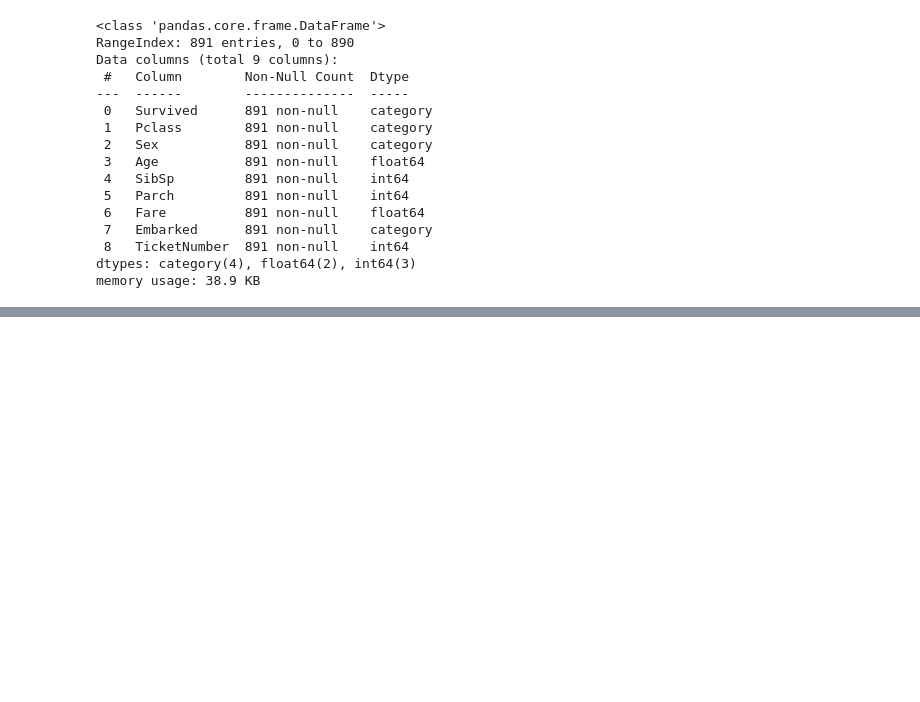
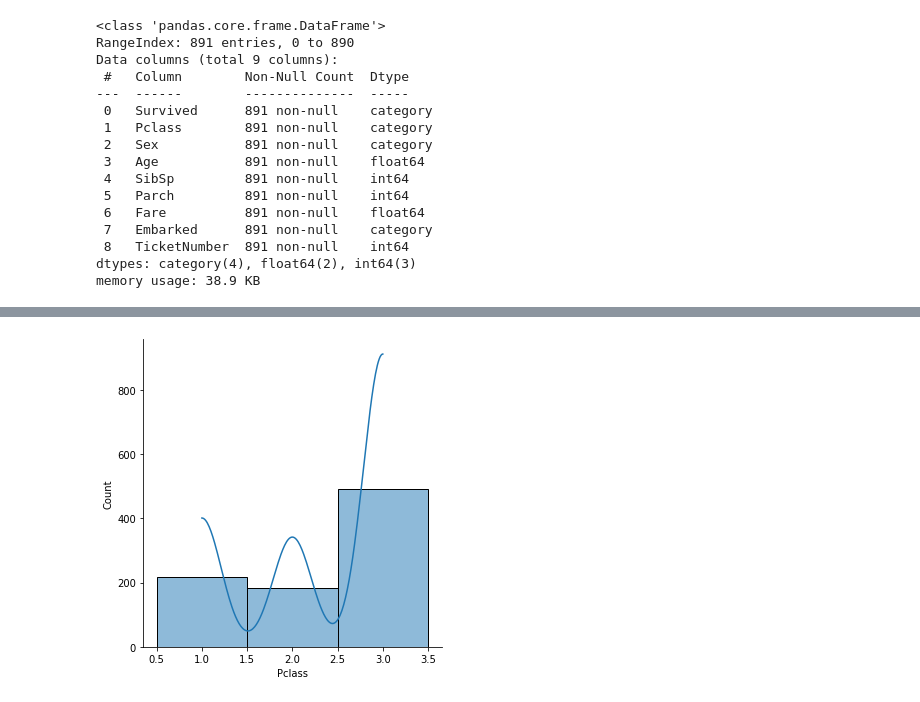
Before and after one commit to edoofra/Titanic-Survived-Prediction-ML-classification, a Jupyter notebook: titanic-survived-prediction-ml-classification.ipynb, the cells around one changed output, grey strips where cells are left out. Cells and saved outputs as stored; diff of their text form; code cells hidden in the pictures; blank space fills up the shorter version.

```diff
--- a/titanic-survived-prediction-ml-classification.ipynb
+++ b/titanic-survived-prediction-ml-classification.ipynb
@@ -270,0 +280,5 @@ memory usage: 38.9 KB
+# %%
+# distribuzione della popolazione sulla base della classe
+s = sns.displot(trainData['Pclass'],kde= True)
+# %% [output]
+[figure, added]
```
Also changed, not shown: parts of 8 cells of this notebook.
